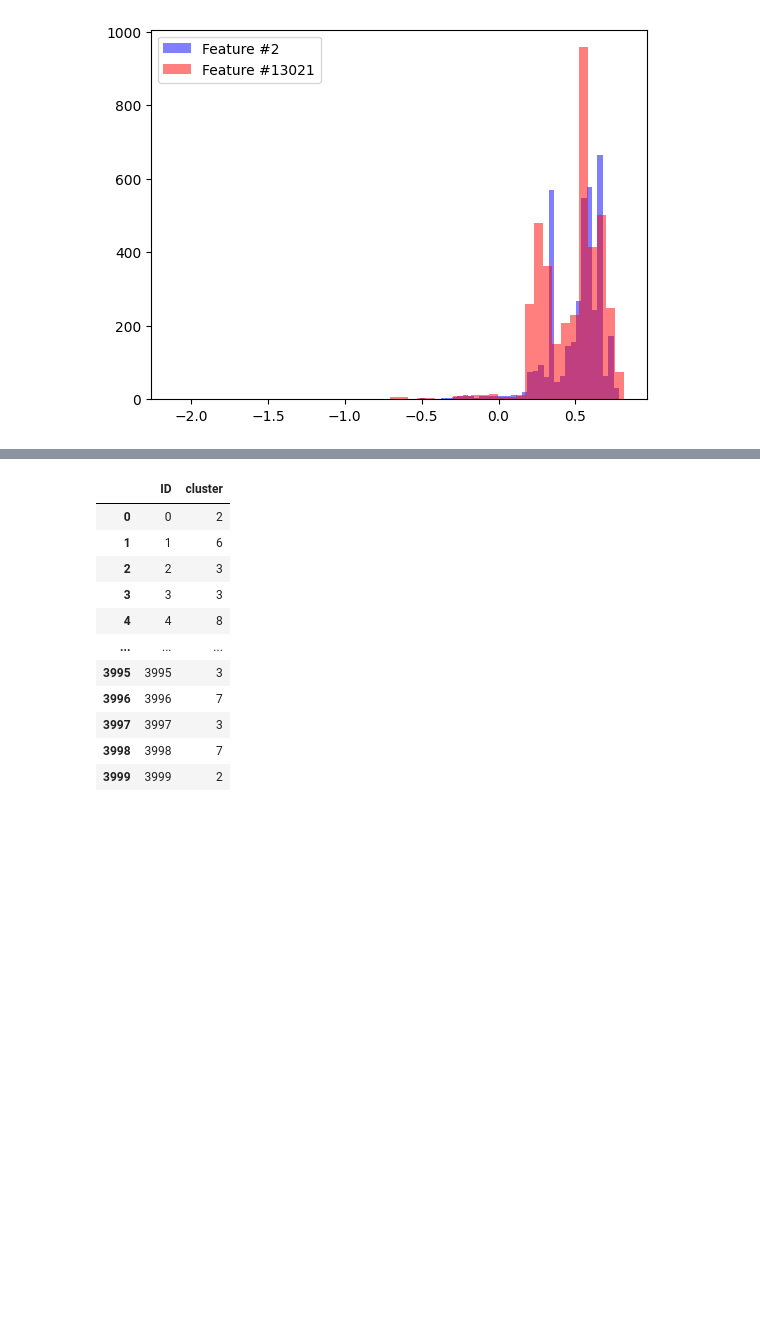
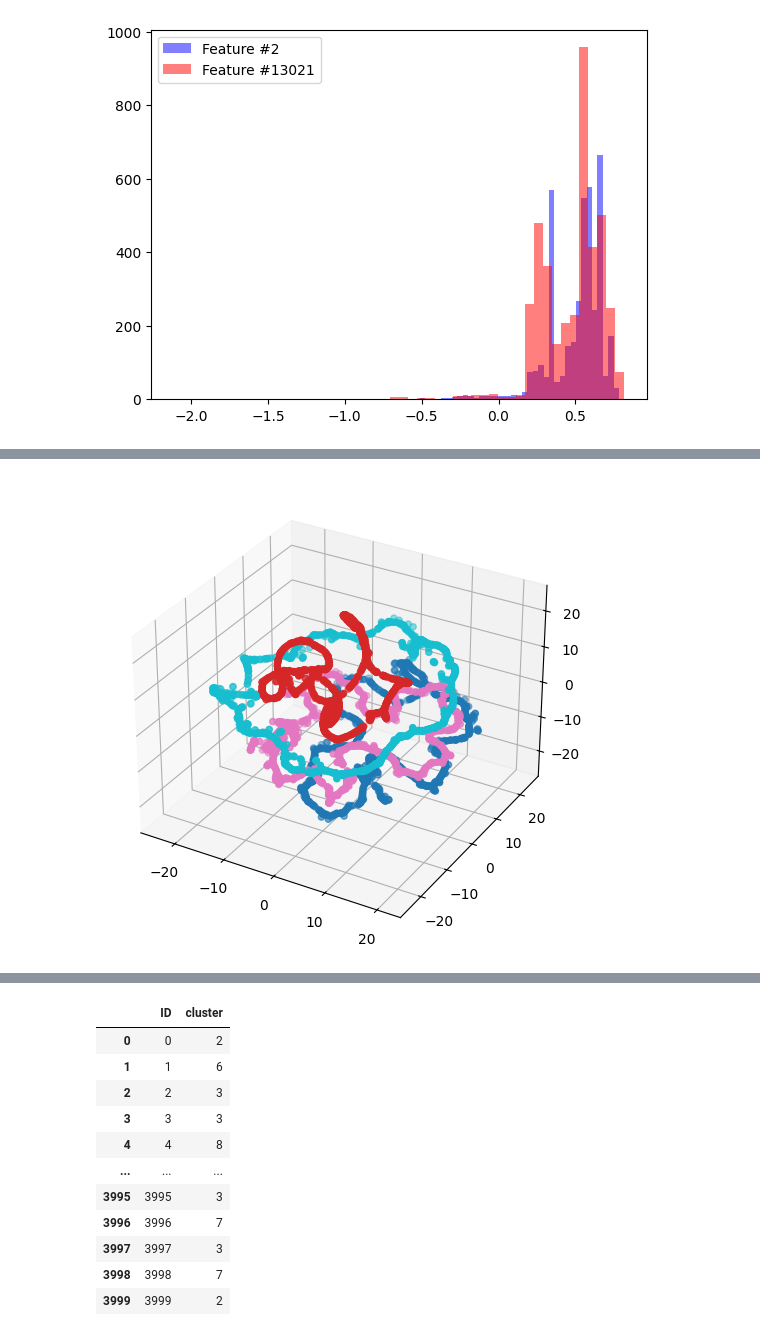
Before and after one commit to henrikOes/TDT4172, a Jupyter notebook: Assignment2/Chapter_2.ipynb, the cells around one changed output, grey strips where cells are left out. Saved outputs shown, nothing was run; the diff lists cells and outputs as text; code cells hidden in the pictures; blank space fills up the shorter version.

```diff
--- a/Assignment2/Chapter_2.ipynb
+++ b/Assignment2/Chapter_2.ipynb
@@ -416,0 +448,24 @@ plt.show()
+# %%
+from sklearn.cluster import DBSCAN
+
+#Chosen dimensionality reduction method
+X_tsne = TSNE(n_components=3, random_state=42).fit_transform(X)
+
+# Apply DBSCAN
+dbscan = DBSCAN(eps=5, min_samples=8)  # Manually fixed eps
+labels = dbscan.fit_predict(X_tsne)
+
+# 3D plot
+fig = plt.figure(figsize=(8, 6))
+ax = fig.add_subplot(111, projection="3d")
+scatter = ax.scatter(X_tsne[:, 0], X_tsne[:, 1], X_tsne[:, 2], c=labels, cmap='tab10')
+plt.show()
+
+# Save cluster labels
+pred_df = pd.DataFrame({
+    "ID": data['ID'],  # original ID column
+    "cluster": labels
+})
+pred_df.to_csv("submission.csv", index=False)
+# %% [output]
+[figure, added]
```
Also changed, not shown: parts of 12 cells of this notebook, 2 other files.
